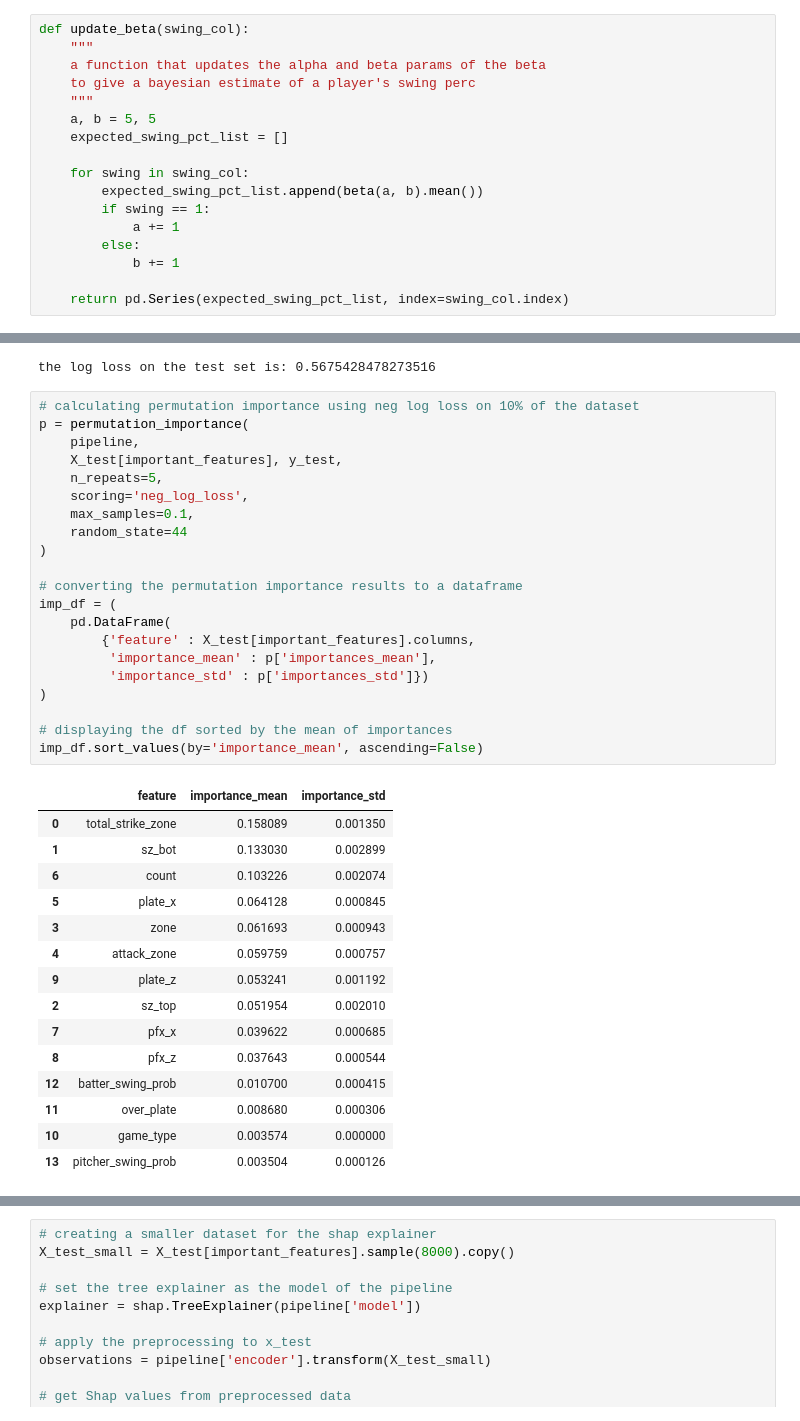
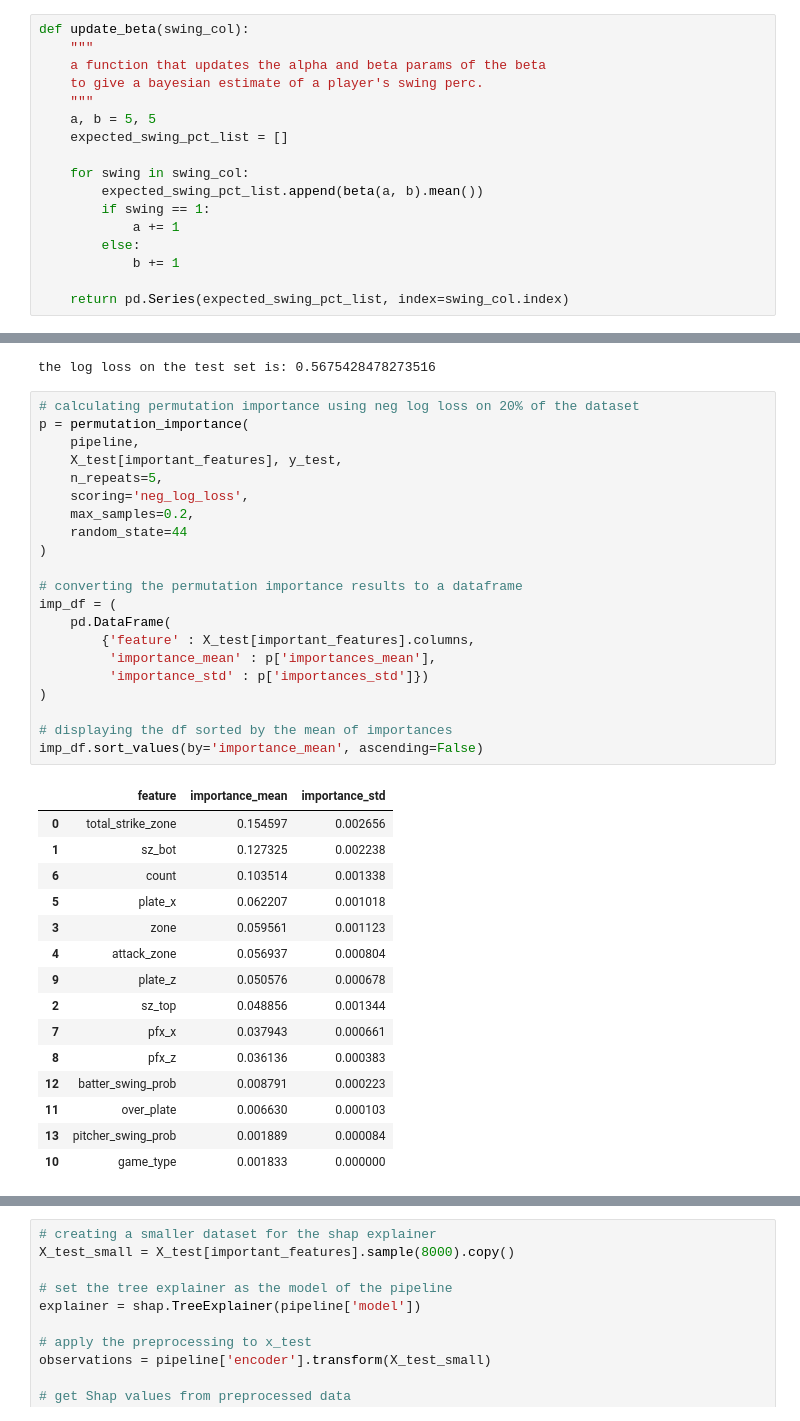
Before and after one commit to yaobviously/nick_wan_home_runs, a Jupyter notebook: nick_wan_swing.ipynb, the cells around one changed output, grey strips where cells are left out. Saved outputs shown, nothing was run; the diff lists cells and outputs as text.

```diff
--- a/nick_wan_swing.ipynb
+++ b/nick_wan_swing.ipynb
@@ -21,7 +28,7 @@ import shap
 def update_beta(swing_col):
     """
     a function that updates the alpha and beta params of the beta
-    to give a bayesian estimate of a player's swing perc
+    to give a bayesian estimate of a player's swing perc.
     """
     a, b = 5, 5
     expected_swing_pct_list = []
@@ -251,39 +376,39 @@ print("the log loss on the test set is:", log_loss(y_test, preds[:,1]))
 # %% [output]
 the log loss on the test set is: 0.5675428478273516
 # %%
-# calculating permutation importance using neg log loss on 10% of the dataset
+# calculating permutation importance using neg log loss on 20% of the dataset
 p = permutation_importance(
     pipeline,
     X_test[important_features], y_test,
     n_repeats=5,
     scoring='neg_log_loss',
-    max_samples=0.1,
+    max_samples=0.2,
     random_state=44
 )
 
 # converting the permutation importance results to a dataframe
 imp_df = (
     pd.DataFrame(
         {'feature' : X_test[important_features].columns,
          'importance_mean' : p['importances_mean'],
          'importance_std' : p['importances_std']})
 )
 
 # displaying the df sorted by the mean of importances
 imp_df.sort_values(by='importance_mean', ascending=False)
 # %% [output]
 |  | feature | importance_mean | importance_std |
-| 0 | total_strike_zone | 0.158089 | 0.001350 |
-| 1 | sz_bot | 0.133030 | 0.002899 |
-| 6 | count | 0.103226 | 0.002074 |
-| 5 | plate_x | 0.064128 | 0.000845 |
-| 3 | zone | 0.061693 | 0.000943 |
-| 4 | attack_zone | 0.059759 | 0.000757 |
-| 9 | plate_z | 0.053241 | 0.001192 |
-| 2 | sz_top | 0.051954 | 0.002010 |
-| 7 | pfx_x | 0.039622 | 0.000685 |
-| 8 | pfx_z | 0.037643 | 0.000544 |
-| 12 | batter_swing_prob | 0.010700 | 0.000415 |
-| 11 | over_plate | 0.008680 | 0.000306 |
-| 10 | game_type | 0.003574 | 0.000000 |
-| 13 | pitcher_swing_prob | 0.003504 | 0.000126 |
+| 0 | total_strike_zone | 0.154597 | 0.002656 |
+| 1 | sz_bot | 0.127325 | 0.002238 |
+| 6 | count | 0.103514 | 0.001338 |
+| 5 | plate_x | 0.062207 | 0.001018 |
+| 3 | zone | 0.059561 | 0.001123 |
+| 4 | attack_zone | 0.056937 | 0.000804 |
+| 9 | plate_z | 0.050576 | 0.000678 |
+| 2 | sz_top | 0.048856 | 0.001344 |
+| 7 | pfx_x | 0.037943 | 0.000661 |
+| 8 | pfx_z | 0.036136 | 0.000383 |
+| 12 | batter_swing_prob | 0.008791 | 0.000223 |
+| 11 | over_plate | 0.006630 | 0.000103 |
+| 13 | pitcher_swing_prob | 0.001889 | 0.000084 |
+| 10 | game_type | 0.001833 | 0.000000 |
```
Also changed, not shown: parts of 33 cells of this notebook.
